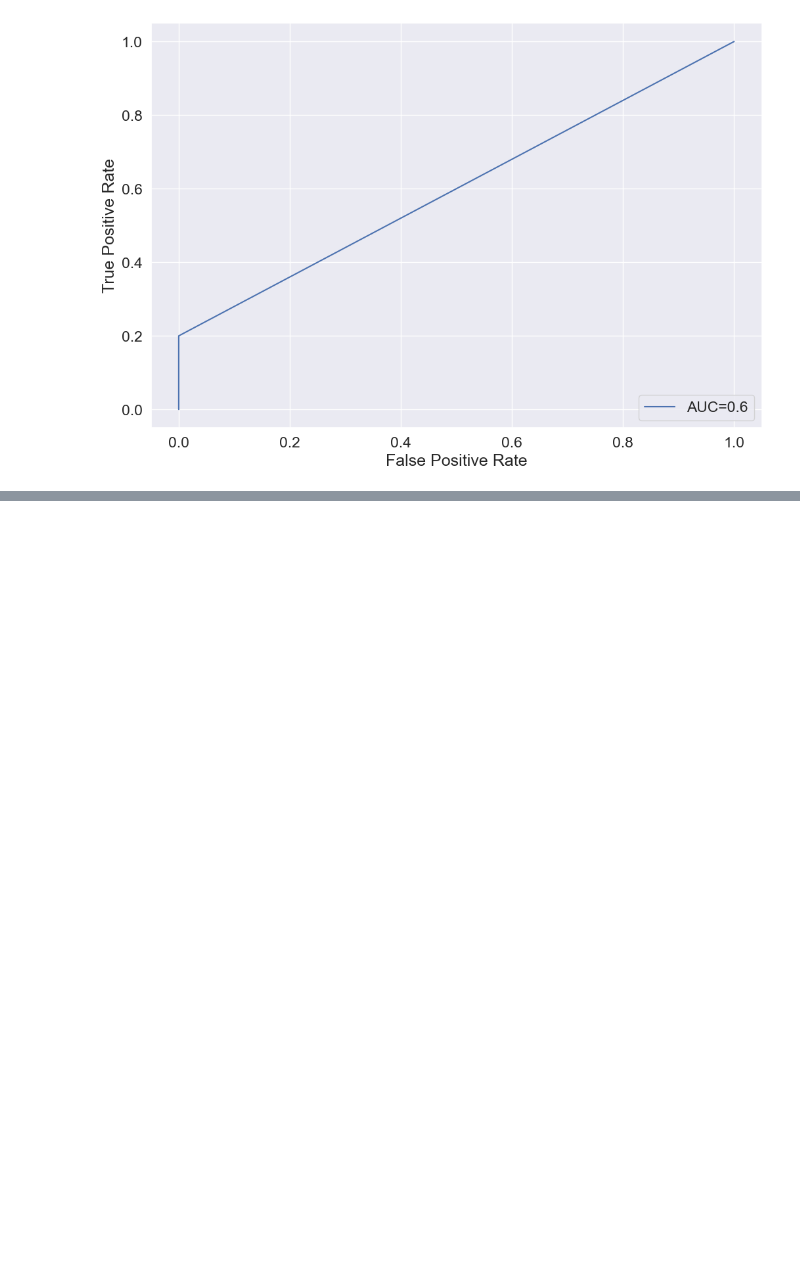
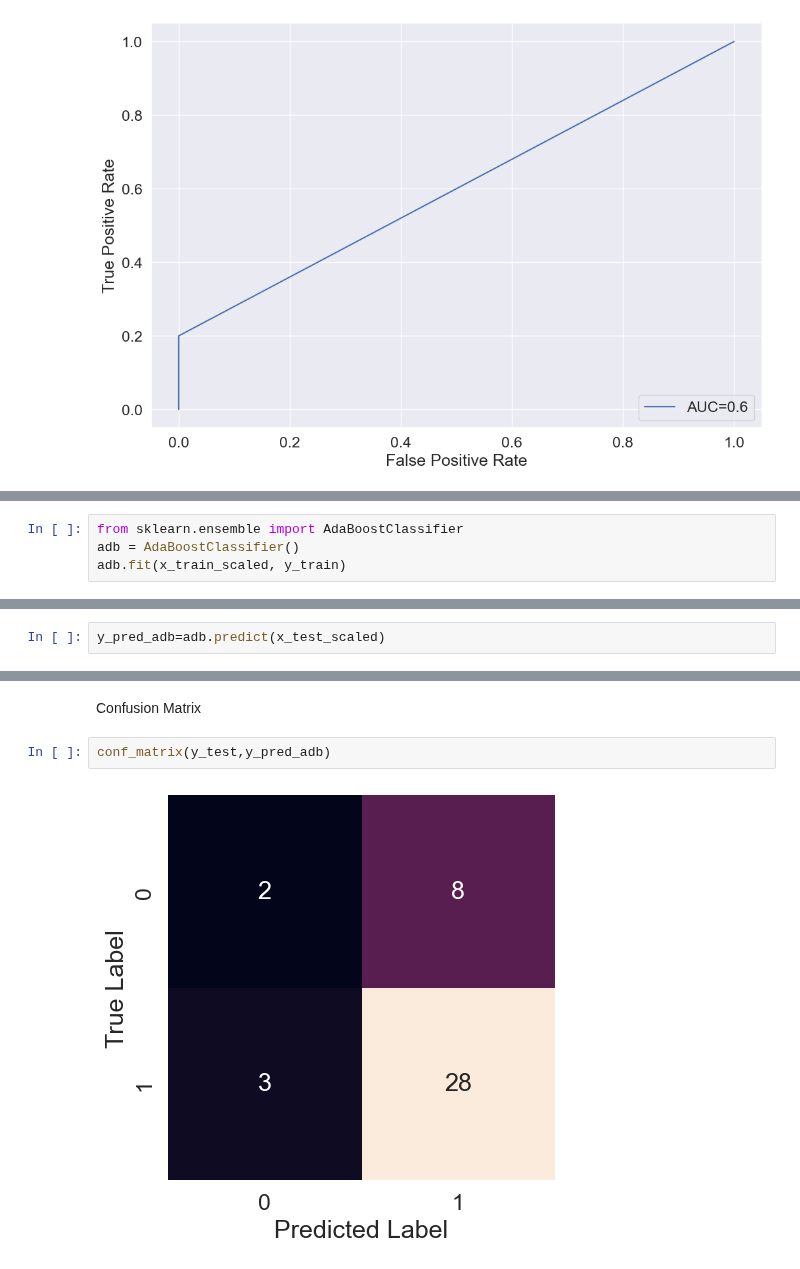
Before and after one commit to n8fury/MVP_Predictor-T20_Mens_Worldcup_2022, a Jupyter notebook: Notebooks/models.ipynb, the cells around one changed output, grey strips where cells are left out. Cells and saved outputs as stored; diff of their text form; blank space fills up the shorter version.

Commit message:
implemented Adaboost Classifier

```diff
--- a/Notebooks/models.ipynb
+++ b/Notebooks/models.ipynb
@@ -578,0 +582,4 @@ plt.show()
+# %%
+from sklearn.ensemble import AdaBoostClassifier
+adb = AdaBoostClassifier()
+adb.fit(x_train_scaled, y_train)
@@ -578,0 +588,2 @@ plt.show()
+# %%
+y_pred_adb=adb.predict(x_test_scaled)
@@ -578,0 +607,6 @@ plt.show()
+# %% [markdown]
+Confusion Matrix
+# %%
+conf_matrix(y_test,y_pred_adb)
+# %% [output]
+[figure, added]
```
Also changed, not shown: parts of 10 cells of this notebook.
